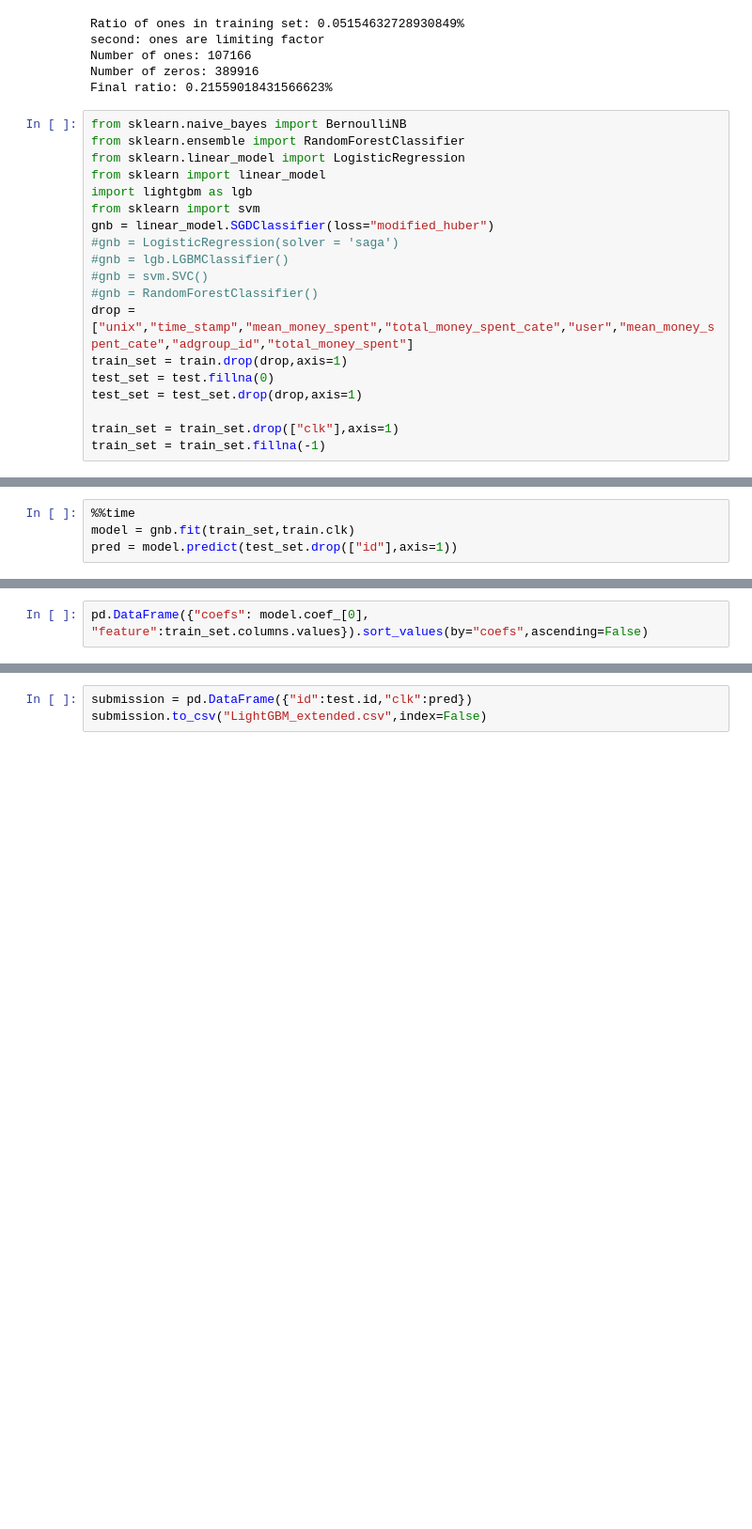
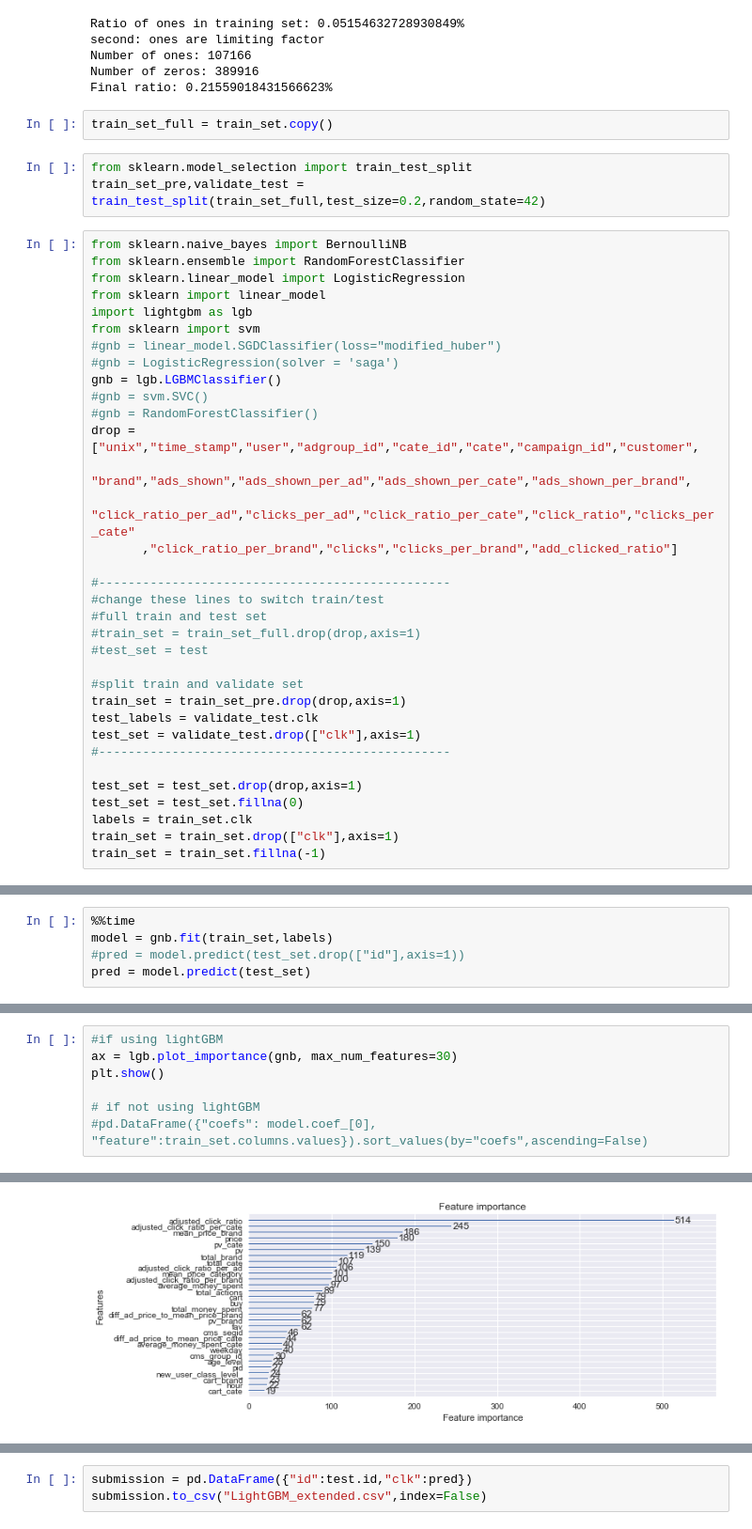
Before and after one commit to Sitorias/AdPrediction, a Jupyter notebook: Task 3 - Ad Prediction - Leo.ipynb, the cells around one changed output, grey strips where cells are left out. Shown at 94% size. Drawn from its saved outputs; the diff is of its cells as text; blank space fills up the shorter version.

```diff
--- a/Task 3 - Ad Prediction - Leo.ipynb
+++ b/Task 3 - Ad Prediction - Leo.ipynb
@@ -826,6 +1100,11 @@ second: ones are limiting factor
 Number of ones: 107166
 Number of zeros: 389916
 Final ratio: 0.21559018431566623%
+# %%
+train_set_full = train_set.copy()
+# %%
+from sklearn.model_selection import train_test_split
+train_set_pre,validate_test = train_test_split(train_set_full,test_size=0.2,random_state=42)
 # %%
 from sklearn.naive_bayes import BernoulliNB
 from sklearn.ensemble import RandomForestClassifier
@@ -833,16 +1112,31 @@ from sklearn.linear_model import LogisticRegression
 from sklearn import linear_model
 import lightgbm as lgb
 from sklearn import svm
-gnb = linear_model.SGDClassifier(loss="modified_huber")
+#gnb = linear_model.SGDClassifier(loss="modified_huber")
 #gnb = LogisticRegression(solver = 'saga')
-#gnb = lgb.LGBMClassifier()
+gnb = lgb.LGBMClassifier()
 #gnb = svm.SVC()
 #gnb = RandomForestClassifier()
-drop = ["unix","time_stamp","mean_money_spent","total_money_spent_cate","user","mean_money_spent_cate","adgroup_id","total_money_spent"]
-train_set = train.drop(drop,axis=1)
-test_set = test.fillna(0)
+drop = ["unix","time_stamp","user","adgroup_id","cate_id","cate","campaign_id","customer",
+        "brand","ads_shown","ads_shown_per_ad","ads_shown_per_cate","ads_shown_per_brand",
+        "click_ratio_per_ad","clicks_per_ad","click_ratio_per_cate","click_ratio","clicks_per_cate"
+       ,"click_ratio_per_brand","clicks","clicks_per_brand","add_clicked_ratio"]
+
+#------------------------------------------------
+#change these lines to switch train/test
+#full train and test set
+#train_set = train_set_full.drop(drop,axis=1)
+#test_set = test
+
+#split train and validate set
+train_set = train_set_pre.drop(drop,axis=1)
+test_labels = validate_test.clk
+test_set = validate_test.drop(["clk"],axis=1)
+#------------------------------------------------
+
 test_set = test_set.drop(drop,axis=1)
-
+test_set = test_set.fillna(0)
+labels = train_set.clk
 train_set = train_set.drop(["clk"],axis=1)
 train_set = train_set.fillna(-1)
 # %%
@@ -867,5 +1147,6 @@ Index(['pid', 'cate_id', 'campaign_id', 'customer', 'brand', 'price',
 # %%
 %%time
-model = gnb.fit(train_set,train.clk)
-pred = model.predict(test_set.drop(["id"],axis=1))
+model = gnb.fit(train_set,labels)
+#pred = model.predict(test_set.drop(["id"],axis=1))
+pred = model.predict(test_set)
 # %% [output]
@@ -887,3 +1154,8 @@ array([-4.12830135e+11, -4.12769751e+11, -4.12817889e+11, ...,
 # %%
-pd.DataFrame({"coefs": model.coef_[0], "feature":train_set.columns.values}).sort_values(by="coefs",ascending=False)
+#if using lightGBM
+ax = lgb.plot_importance(gnb, max_num_features=30)
+plt.show()
+
+# if not using lightGBM
+#pd.DataFrame({"coefs": model.coef_[0], "feature":train_set.columns.values}).sort_values(by="coefs",ascending=False)
 # %% [output]
@@ -906,0 +1162 @@ pd.DataFrame({"coefs": model.coef_[0], "feature":train_set.columns.values}).sort
+[figure, added]
```
Also changed, not shown: parts of 109 cells of this notebook.
